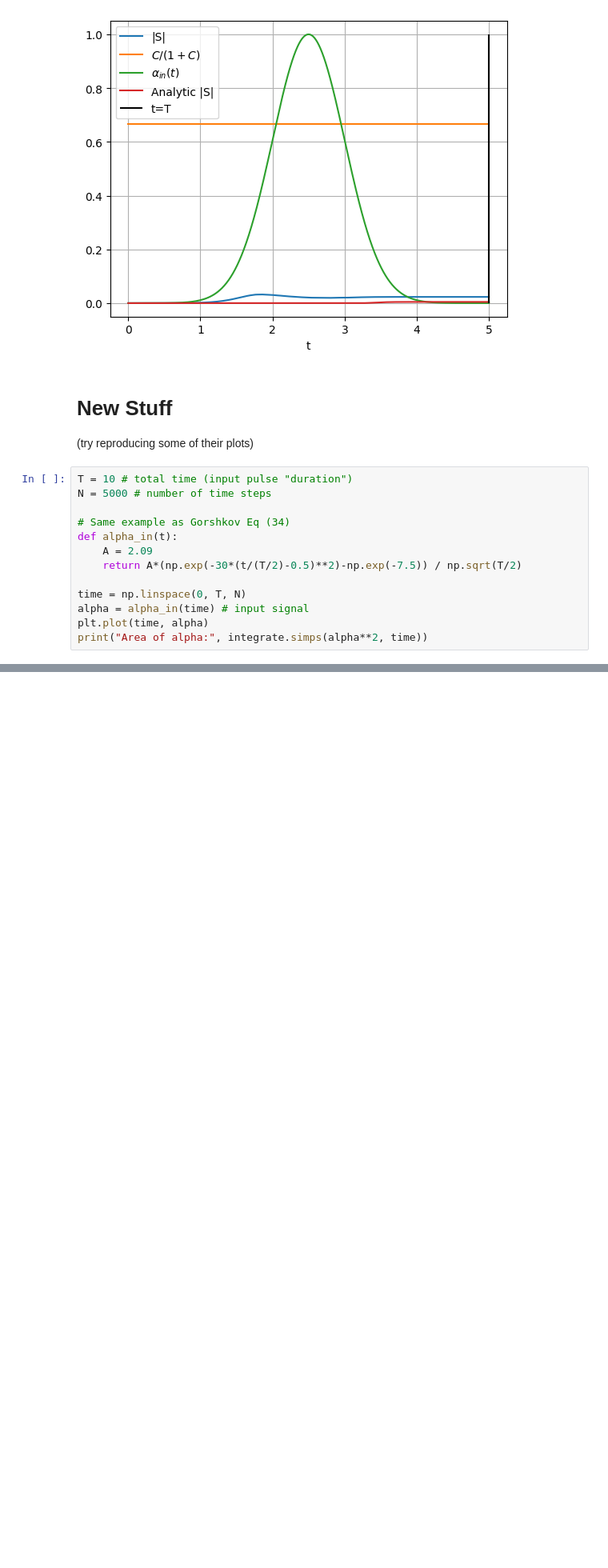
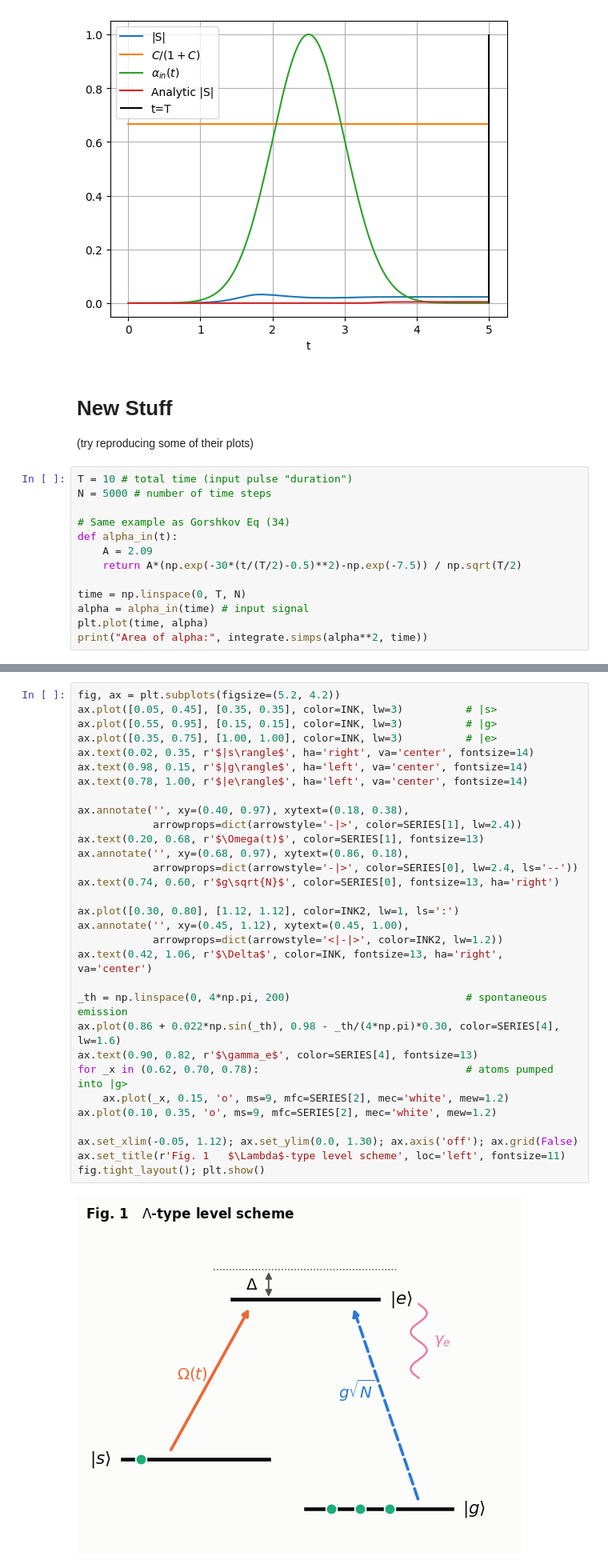
Before and after one commit to brianac687/rbq, a Jupyter notebook: gorshkov_math.ipynb, the cells around one changed output, grey strips where cells are left out. Shown at 80% size. Drawn from its saved outputs; the diff is of its cells as text; blank space fills up the shorter version.

```diff
--- a/gorshkov_math.ipynb
+++ b/gorshkov_math.ipynb
@@ -177,0 +421,33 @@ print("Area of alpha:", integrate.simps(alpha**2, time))
+# %%
+fig, ax = plt.subplots(figsize=(5.2, 4.2))
+ax.plot([0.05, 0.45], [0.35, 0.35], color=INK, lw=3)          # |s>
+ax.plot([0.55, 0.95], [0.15, 0.15], color=INK, lw=3)          # |g>
+ax.plot([0.35, 0.75], [1.00, 1.00], color=INK, lw=3)          # |e>
+ax.text(0.02, 0.35, r'$|s\rangle$', ha='right', va='center', fontsize=14)
+ax.text(0.98, 0.15, r'$|g\rangle$', ha='left', va='center', fontsize=14)
+ax.text(0.78, 1.00, r'$|e\rangle$', ha='left', va='center', fontsize=14)
+
+ax.annotate('', xy=(0.40, 0.97), xytext=(0.18, 0.38),
+            arrowprops=dict(arrowstyle='-|>', color=SERIES[1], lw=2.4))
+ax.text(0.20, 0.68, r'$\Omega(t)$', color=SERIES[1], fontsize=13)
+ax.annotate('', xy=(0.68, 0.97), xytext=(0.86, 0.18),
+            arrowprops=dict(arrowstyle='-|>', color=SERIES[0], lw=2.4, ls='--'))
+ax.text(0.74, 0.60, r'$g\sqrt{N}$', color=SERIES[0], fontsize=13, ha='right')
+
+ax.plot([0.30, 0.80], [1.12, 1.12], color=INK2, lw=1, ls=':')
+ax.annotate('', xy=(0.45, 1.12), xytext=(0.45, 1.00),
+            arrowprops=dict(arrowstyle='<|-|>', color=INK2, lw=1.2))
+ax.text(0.42, 1.06, r'$\Delta$', color=INK, fontsize=13, ha='right', va='center')
+
+_th = np.linspace(0, 4*np.pi, 200)                            # spontaneous emission
+ax.plot(0.86 + 0.022*np.sin(_th), 0.98 - _th/(4*np.pi)*0.30, color=SERIES[4], lw=1.6)
+ax.text(0.90, 0.82, r'$\gamma_e$', color=SERIES[4], fontsize=13)
+for _x in (0.62, 0.70, 0.78):                                 # atoms pumped into |g>
+    ax.plot(_x, 0.15, 'o', ms=9, mfc=SERIES[2], mec='white', mew=1.2)
+ax.plot(0.10, 0.35, 'o', ms=9, mfc=SERIES[2], mec='white', mew=1.2)
+
+ax.set_xlim(-0.05, 1.12); ax.set_ylim(0.0, 1.30); ax.axis('off'); ax.grid(False)
+ax.set_title(r'Fig. 1   $\Lambda$-type level scheme', loc='left', fontsize=11)
+fig.tight_layout(); plt.show()
+# %% [output]
+[figure, added]
```
Also changed, not shown: parts of 18 cells of this notebook, 1 other file.
